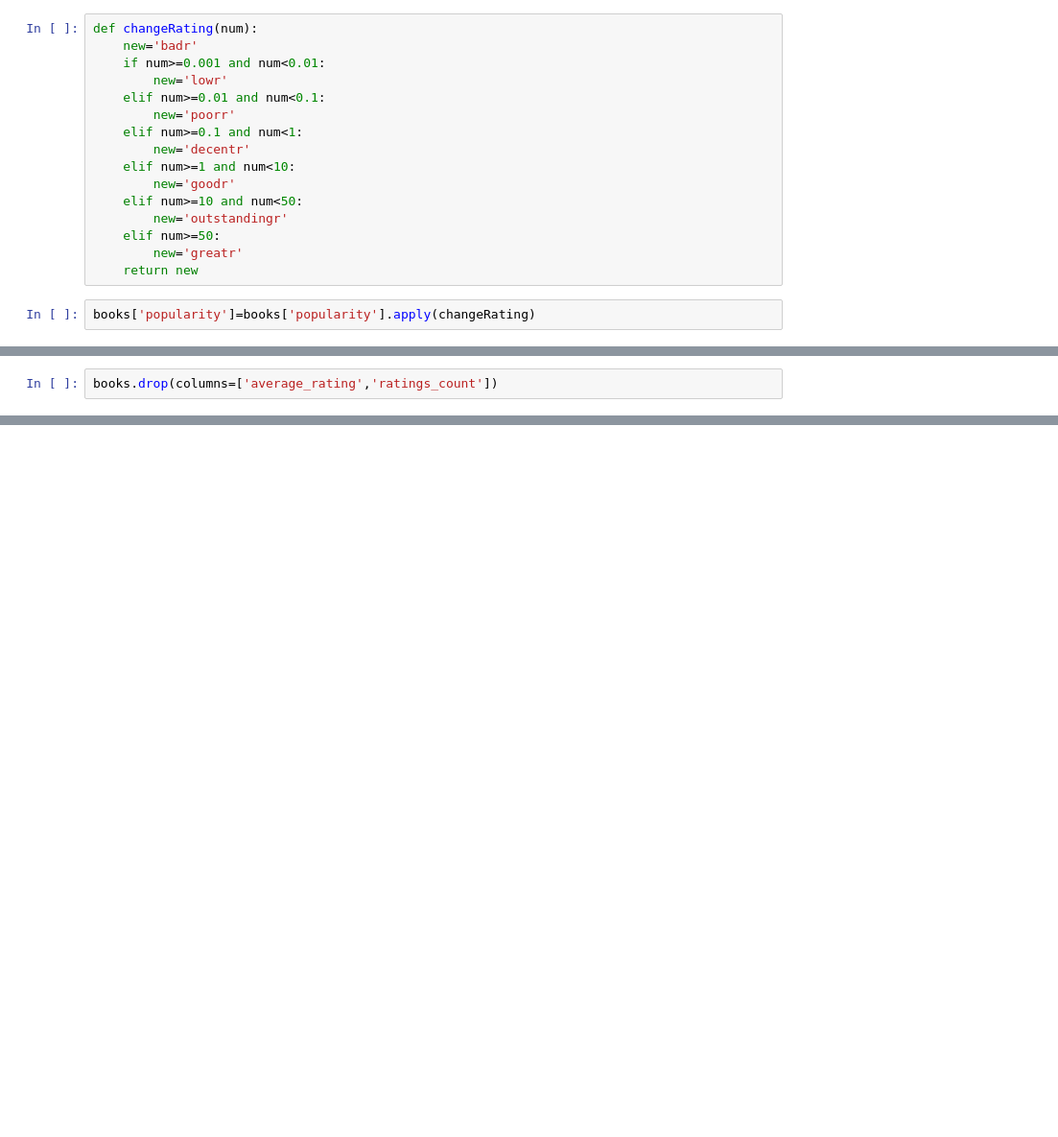
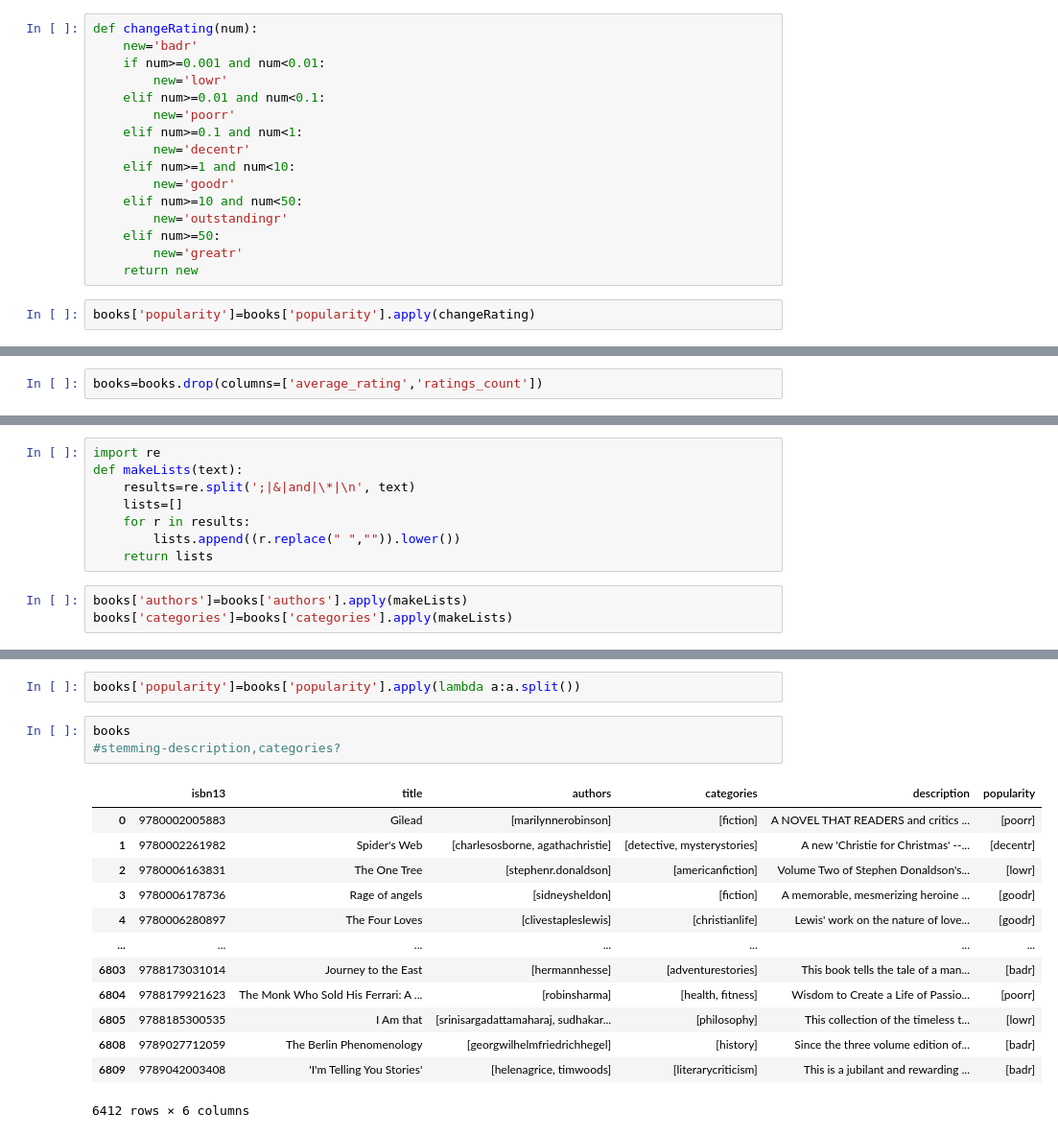
Before and after one commit to jaissugam/Book-Recommendation-System, a Jupyter notebook: recommend.ipynb, the cells around one changed output, grey strips where cells are left out. Shown at 96% size. Drawn from its saved outputs; the diff is of its cells as text; blank space fills up the shorter version.

```diff
--- a/recommend.ipynb
+++ b/recommend.ipynb
@@ -122,4 +122,4 @@ books.head(10)
 | 8 | 9780006470229 | The Gap Into Madness | Stephen R. Donaldson | Hyland, Morn (Fictitious character) | A new-cover reissue of the fourth... | 4.15 | 103.0 | lowr |
 | 9 | 9780006472612 | Master of the Game | Sidney Sheldon | Adventure stories | Kate Blackwell is an enigma and o... | 4.11 | 43540.0 | goodr |
 # %%
-books.drop(columns=['average_rating','ratings_count'])
+books=books.drop(columns=['average_rating','ratings_count'])
@@ -139,0 +126,11 @@ books.drop(columns=['average_rating','ratings_count'])
+# %%
+import re
+def makeLists(text):
+    results=re.split(';|&|and|\*|\n', text)
+    lists=[]
+    for r in results:
+        lists.append((r.replace(" ","")).lower())
+    return lists
+# %%
+books['authors']=books['authors'].apply(makeLists)
+books['categories']=books['categories'].apply(makeLists)
@@ -139,0 +149,19 @@ books.drop(columns=['average_rating','ratings_count'])
+# %%
+books['popularity']=books['popularity'].apply(lambda a:a.split())
+# %%
+books
+#stemming-description,categories?
+# %% [output]
+|  | isbn13 | title | authors | categories | description | popularity |
+| 0 | 9780002005883 | Gilead | [marilynnerobinson] | [fiction] | A NOVEL THAT READERS and critics ... | [poorr] |
+| 1 | 9780002261982 | Spider's Web | [charlesosborne, agathachristie] | [detective, mysterystories] | A new 'Christie for Christmas' --... | [decentr] |
+| 2 | 9780006163831 | The One Tree | [stephenr.donaldson] | [americanfiction] | Volume Two of Stephen Donaldson's... | [lowr] |
+| 3 | 9780006178736 | Rage of angels | [sidneysheldon] | [fiction] | A memorable, mesmerizing heroine ... | [goodr] |
+| 4 | 9780006280897 | The Four Loves | [clivestapleslewis] | [christianlife] | Lewis' work on the nature of love... | [goodr] |
+| ... | ... | ... | ... | ... | ... | ... |
+| 6803 | 9788173031014 | Journey to the East | [hermannhesse] | [adventurestories] | This book tells the tale of a man... | [badr] |
+| 6804 | 9788179921623 | The Monk Who Sold His Ferrari: A ... | [robinsharma] | [health, fitness] | Wisdom to Create a Life of Passio... | [poorr] |
+| 6805 | 9788185300535 | I Am that | [srinisargadattamaharaj, sudhakar... | [philosophy] | This collection of the timeless t... | [lowr] |
+| 6808 | 9789027712059 | The Berlin Phenomenology | [georgwilhelmfriedrichhegel] | [history] | Since the three volume edition of... | [badr] |
+| 6809 | 9789042003408 | 'I'm Telling You Stories' | [helenagrice, timwoods] | [literarycriticism] | This is a jubilant and rewarding ... | [badr] |
+6412 rows × 6 columns
```
Also changed, not shown: parts of 2 cells of this notebook.
